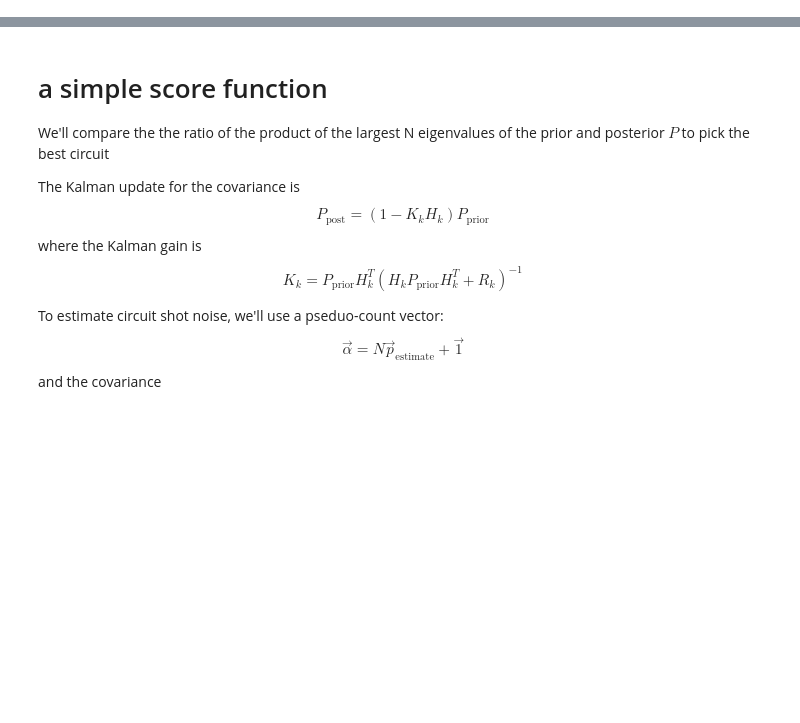
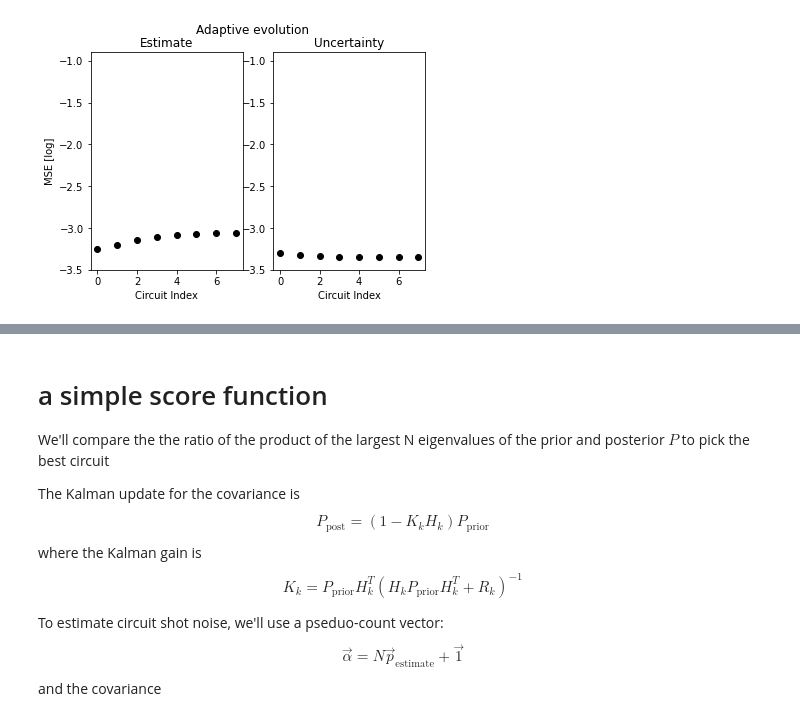
Before and after one commit to jpmarceaux/KalmanFiltering, a Jupyter notebook: AdapativeCircuits/sigmapoint_adaptation.ipynb, the cells around one changed output, grey strips where cells are left out. Drawn from its saved outputs; the diff is of its cells as text; code cells hidden in the pictures; blank space fills up the shorter version.

```diff
--- a/AdapativeCircuits/sigmapoint_adaptation.ipynb
+++ b/AdapativeCircuits/sigmapoint_adaptation.ipynb
@@ -170,0 +448,5 @@ make_error_plot('Usual evolution', ukf_model_vectors, mdl_datagen.to_vector(), u
+# %%
+yrange = [-3.5, -0.9]
+make_error_plot('Adaptive evolution', adaptive_parameter_history, mdl_datagen.to_vector(), adaptive_covar_history, yrange, None, germ_length_ranges, 1)
+# %% [output]
+[figure, added]
```
Also changed, not shown: parts of 22 cells of this notebook, 2 other files.
